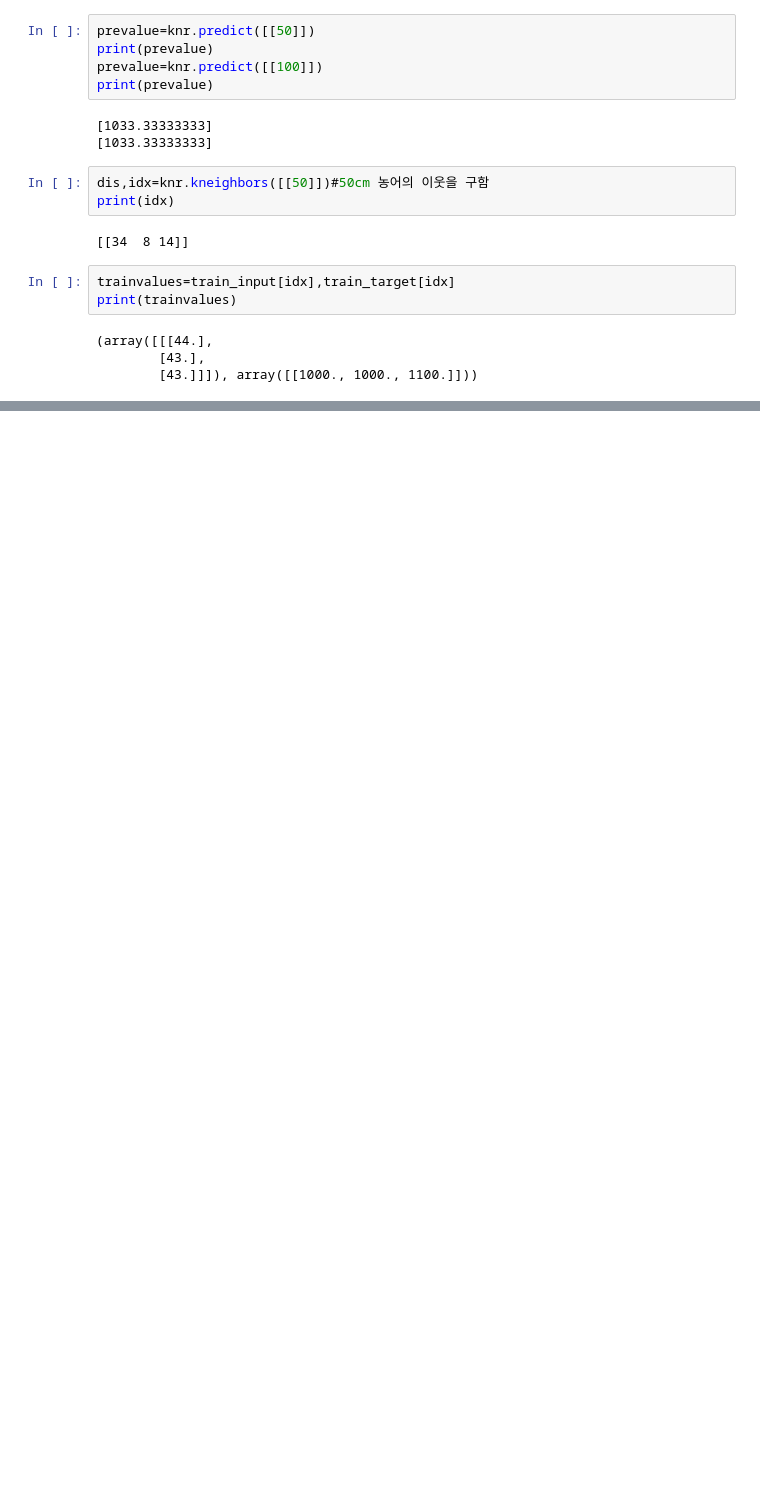
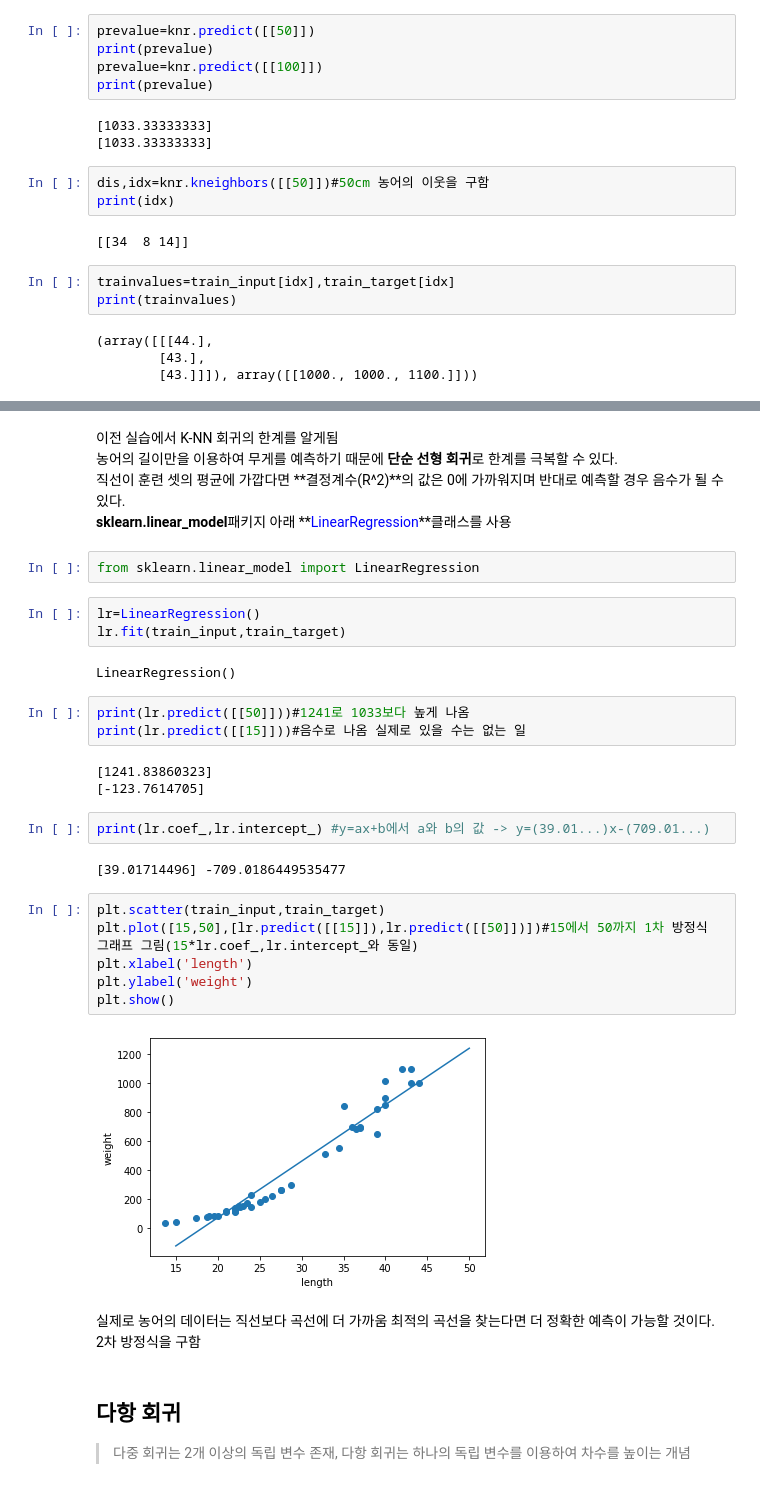
Before and after one commit to Hyunju-Cho/javaNpython, a Jupyter notebook: mldl_work/ex0718/ex02.ipynb, the cells around one changed output, grey strips where cells are left out. Cells and saved outputs as stored; diff of their text form; blank space fills up the shorter version.

```diff
--- a/mldl_work/ex0718/ex02.ipynb
+++ b/mldl_work/ex0718/ex02.ipynb
@@ -51,0 +70,36 @@ plt.show()
+# %% [markdown]
+이전 실습에서 K-NN 회귀의 한계를 알게됨<br>
+농어의 길이만을 이용하여 무게를 예측하기 때문에 **단순 선형 회귀**로 한계를 극복할 수 있다.<br>
+직선이 훈련 셋의 평균에 가깝다면 **결정계수(R^2)**의 값은 0에 가까워지며 반대로 예측할 경우 음수가 될 수 있다.<br>
+**sklearn.linear_model**패키지 아래 **<span style="color:blue">LinearRegression</span>**클래스를 사용<br>
+# %%
+from sklearn.linear_model import LinearRegression
+# %%
+lr=LinearRegression()
+lr.fit(train_input,train_target)
+# %% [output]
+LinearRegression()
+# %%
+print(lr.predict([[50]]))#1241로 1033보다 높게 나옴
+print(lr.predict([[15]]))#음수로 나옴 실제로 있을 수는 없는 일
+# %% [output]
+[1241.83860323]
+[-123.7614705]
+# %%
+print(lr.coef_,lr.intercept_) #y=ax+b에서 a와 b의 값 -> y=(39.01...)x-(709.01...)
+# %% [output]
+[39.01714496] -709.0186449535477
+# %%
+plt.scatter(train_input,train_target)
+plt.plot([15,50],[lr.predict([[15]]),lr.predict([[50]])])#15에서 50까지 1차 방정식 그래프 그림(15*lr.coef_,lr.intercept_와 동일)
+plt.xlabel('length')
+plt.ylabel('weight')
+plt.show()
+# %% [output]
+[figure, added]
+# %% [markdown]
+실제로 농어의 데이터는 직선보다 곡선에 더 가까움 최적의 곡선을 찾는다면 더 정확한 예측이 가능할 것이다.<br>
+2차 방정식을 구함<br>
+# %% [markdown]
+## 다항 회귀
+>다중 회귀는 2개 이상의 독립 변수 존재, 다항 회귀는 하나의 독립 변수를 이용하여 차수를 높이는 개념
```
Also changed, not shown: parts of 10 cells of this notebook.
